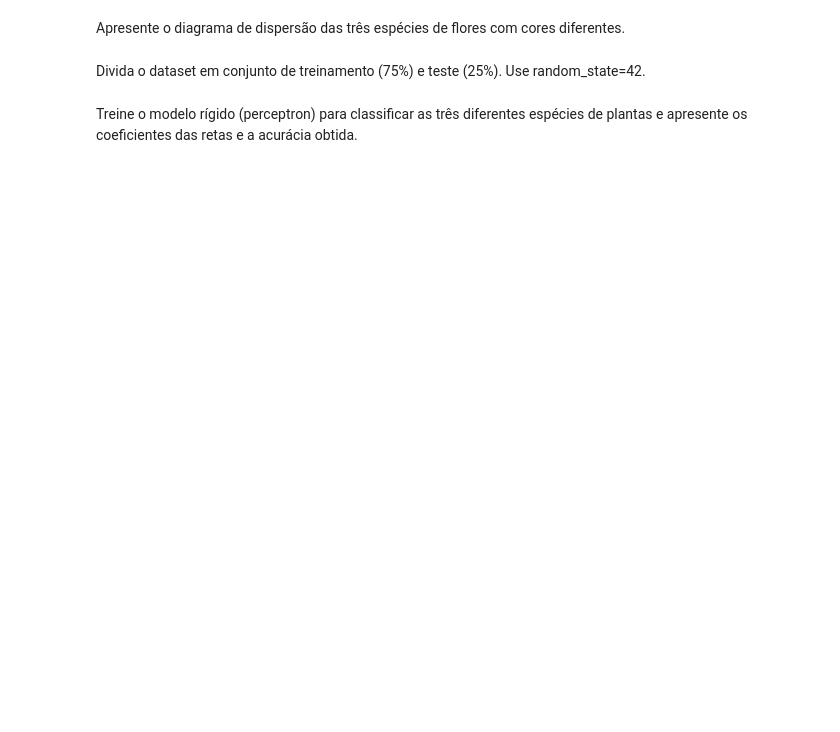
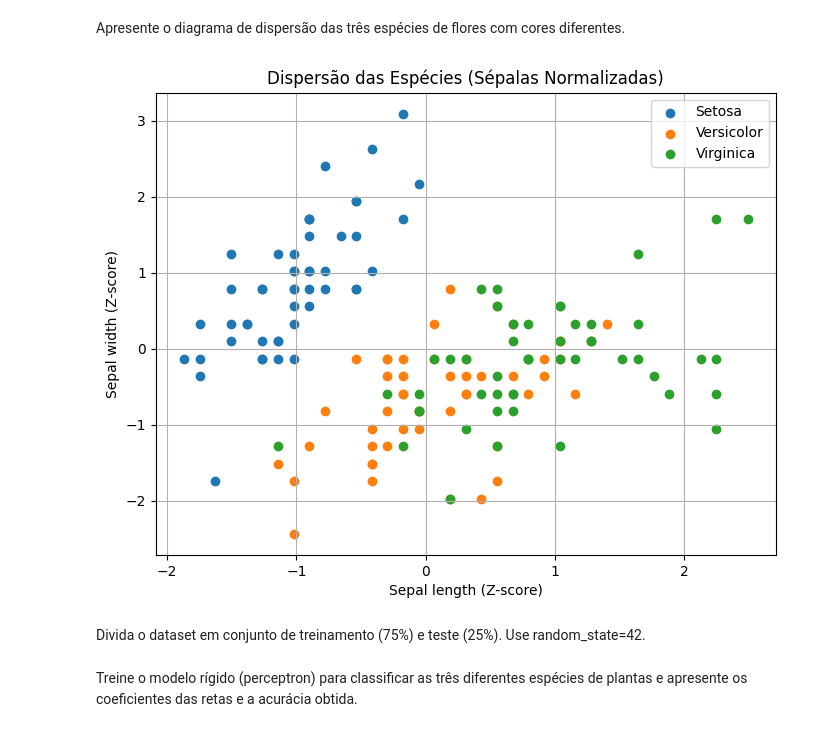
Before and after one commit to PatrikiGss/CIENCIA_DE_DADOS, a Jupyter notebook: patriki/aula 5/regressão-multivariada-ex3.ipynb, the cells around one changed output. Saved outputs shown, nothing was run; the diff lists cells and outputs as text; code cells hidden in the pictures; blank space fills up the shorter version.

```diff
--- a/patriki/aula 5/regressão-multivariada-ex3.ipynb
+++ b/patriki/aula 5/regressão-multivariada-ex3.ipynb
@@ -315,4 +365,25 @@ Importe o Dataset novamente, apague as duas últimas colunas com as medidas das
 # %% [markdown]
 Apresente o diagrama de dispersão das três espécies de flores com cores diferentes.
+# %%
+import matplotlib.pyplot as plt
+
+# Scatter plot das duas features restantes (sépalas)
+plt.figure(figsize=(8, 6))
+
+# Plota cada uma das 3 classes com uma cor
+plt.scatter(X_iris[y_iris == 0, 0], X_iris[y_iris == 0, 1], label='Setosa')
+plt.scatter(X_iris[y_iris == 1, 0], X_iris[y_iris == 1, 1], label='Versicolor')
+plt.scatter(X_iris[y_iris == 2, 0], X_iris[y_iris == 2, 1], label='Virginica')
+
+# Títulos e eixos
+plt.xlabel('Sepal length (Z-score)')
+plt.ylabel('Sepal width (Z-score)')
+plt.title('Dispersão das Espécies (Sépalas Normalizadas)')
+plt.legend()
+plt.grid(True)
+
+plt.show()
+# %% [output]
+[figure, added]
 # %% [markdown]
 Divida o dataset em conjunto de treinamento (75%) e teste (25%). Use random_state=42.
```
Also changed, not shown: parts of 6 cells of this notebook.
